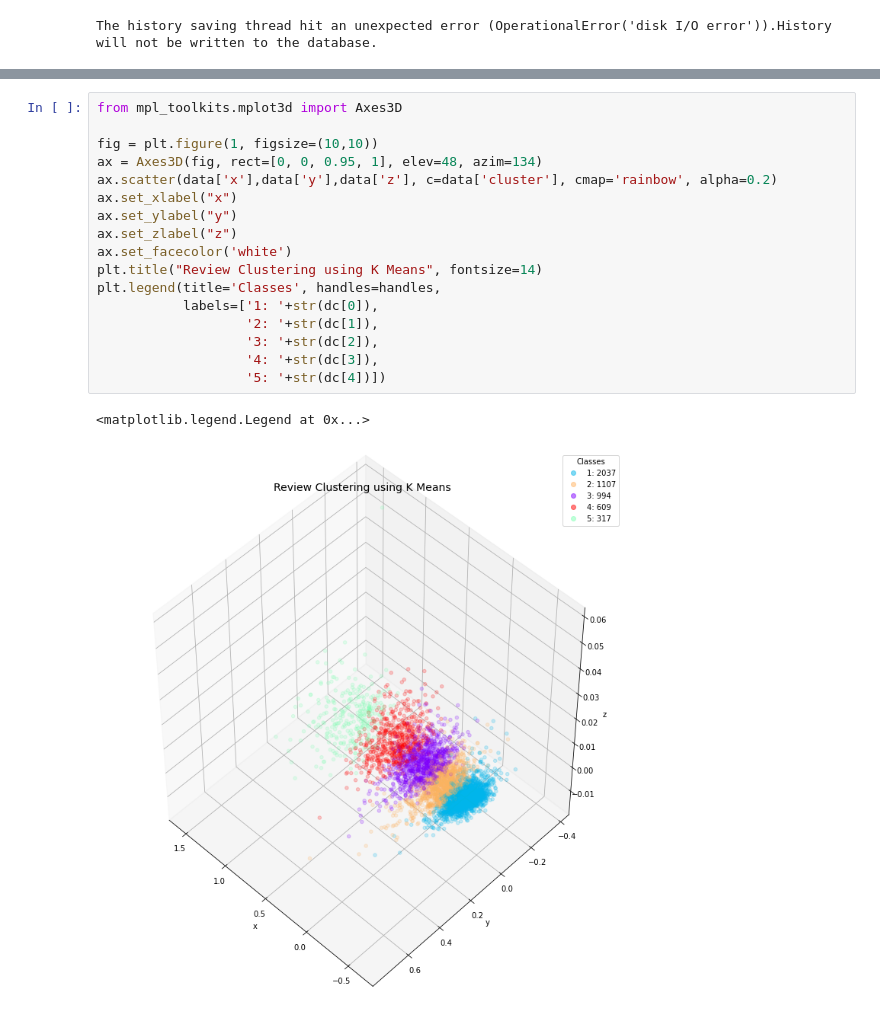
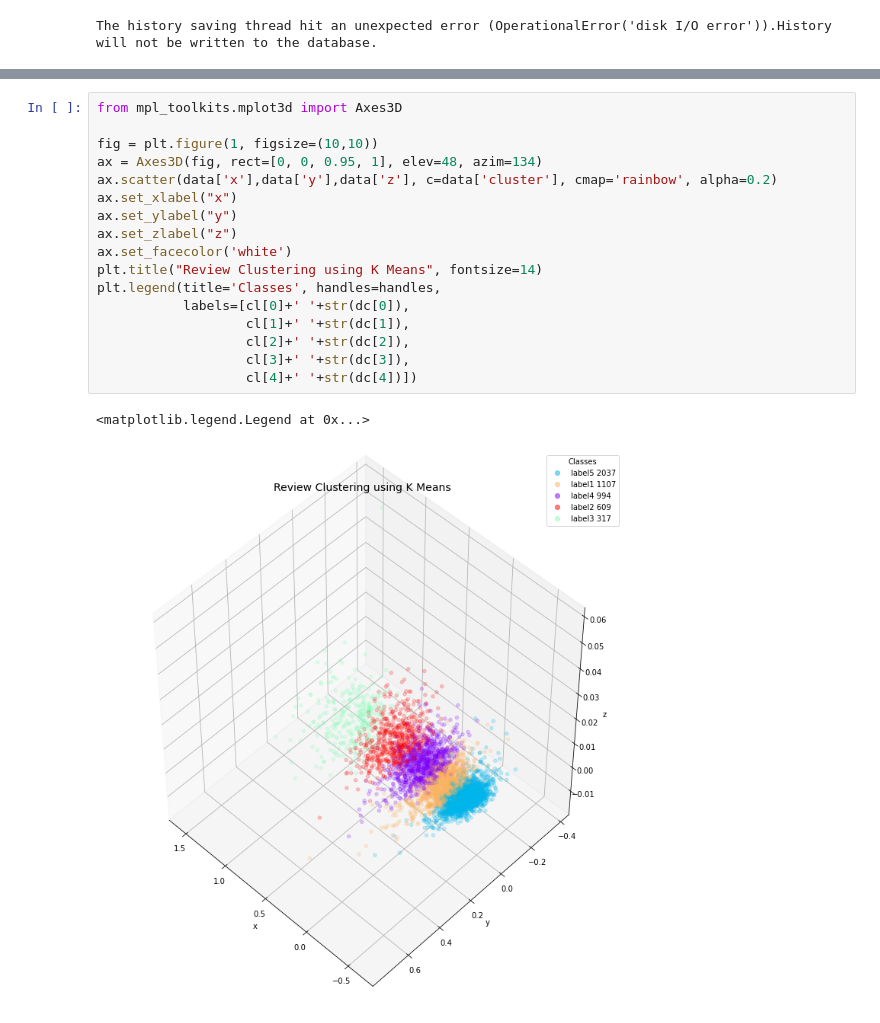
Before and after one commit to Kofoedsan/Python-TrustpilotPredict, a Jupyter notebook: 04_clustering.ipynb, the cells around one changed output, grey strips where cells are left out. Saved outputs shown, nothing was run; the diff lists cells and outputs as text.

Commit message:
minor corrections to labels

```diff
--- a/04_clustering.ipynb
+++ b/04_clustering.ipynb
@@ -150,20 +149,20 @@ plt.legend(title='Ratings', handles=handles, labels=[cl[0]+' '+str(dc[0]), cl[1]
 # %%
 from mpl_toolkits.mplot3d import Axes3D
 
 fig = plt.figure(1, figsize=(10,10))
 ax = Axes3D(fig, rect=[0, 0, 0.95, 1], elev=48, azim=134)
 ax.scatter(data['x'],data['y'],data['z'], c=data['cluster'], cmap='rainbow', alpha=0.2)
 ax.set_xlabel("x")
 ax.set_ylabel("y")
 ax.set_zlabel("z")
 ax.set_facecolor('white')
 plt.title("Review Clustering using K Means", fontsize=14)
 plt.legend(title='Classes', handles=handles,
-           labels=['1: '+str(dc[0]),
-                   '2: '+str(dc[1]),
-                   '3: '+str(dc[2]),
-                   '4: '+str(dc[3]),
-                   '5: '+str(dc[4])])
+           labels=[cl[0]+' '+str(dc[0]),
+                   cl[1]+' '+str(dc[1]),
+                   cl[2]+' '+str(dc[2]),
+                   cl[3]+' '+str(dc[3]),
+                   cl[4]+' '+str(dc[4])])
 # %% [output]
 <matplotlib.legend.Legend at 0x...>
-[figure, old version]
+[figure, new version]
```
Also changed, not shown: parts of 2 cells of this notebook.
